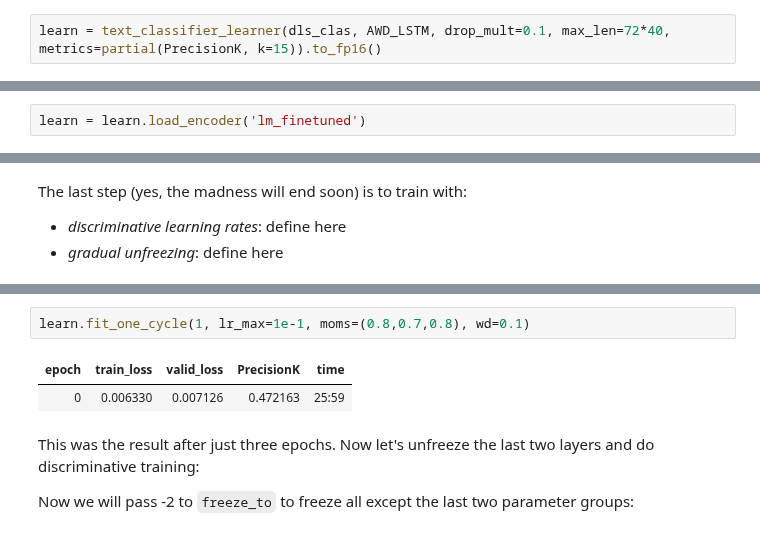
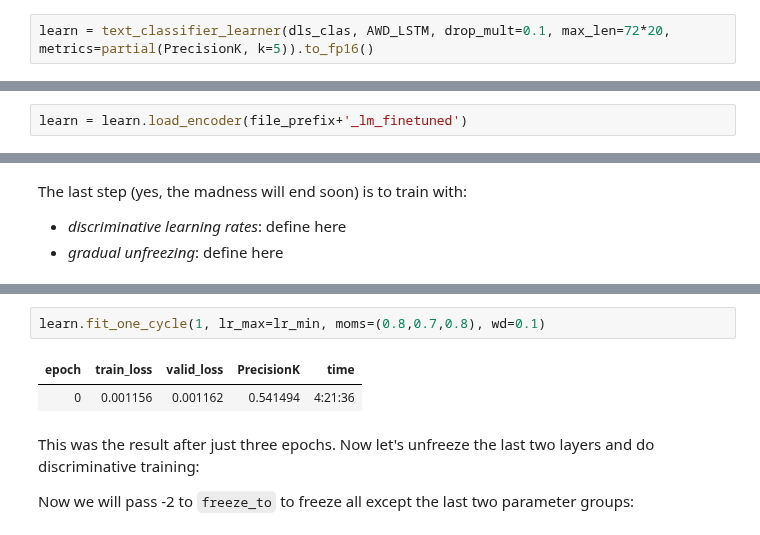
Before and after one commit to debjyotiSRoy/xcube_old, a Jupyter notebook: nbs/examples/amazoncat-13k/amazoncat-13k_full.ipynb, the cells around one changed output, grey strips where cells are left out. Saved outputs shown, nothing was run; the diff lists cells and outputs as text.

```diff
--- a/nbs/examples/amazoncat-13k/amazoncat-13k_full.ipynb
+++ b/nbs/examples/amazoncat-13k/amazoncat-13k_full.ipynb
@@ -515,5 +547,5 @@ dls_clas.show_batch(max_n=3)
 dls_clas = torch.load(dls_clas_path)
 # dls_clas = torch.load(dls_clas_sample_path)
 # %%
-learn = text_classifier_learner(dls_clas, AWD_LSTM, drop_mult=0.1, max_len=72*40, metrics=partial(PrecisionK, k=15)).to_fp16()
+learn = text_classifier_learner(dls_clas, AWD_LSTM, drop_mult=0.1, max_len=72*20, metrics=partial(PrecisionK, k=5)).to_fp16()
 # %%
@@ -530,5 +553,5 @@ LabelAttentionClassifier(
 # %%
-learn = learn.load_encoder('lm_finetuned')
+learn = learn.load_encoder(file_prefix+'_lm_finetuned')
 # %% [markdown]
 ## Fine-Tuning the Classifier
 # %% [markdown]
@@ -541,8 +571,8 @@ lr_min, lr_steep, lr_valley, lr_slide
 # %%
-learn.fit_one_cycle(1, lr_max=1e-1, moms=(0.8,0.7,0.8), wd=0.1)
+learn.fit_one_cycle(1, lr_max=lr_min, moms=(0.8,0.7,0.8), wd=0.1)
 # %% [output]
 | epoch | train_loss | valid_loss | PrecisionK | time |
-| 0 | 0.006330 | 0.007126 | 0.472163 | 25:59 |
+| 0 | 0.001156 | 0.001162 | 0.541494 | 4:21:36 |
 # %% [markdown]
 This was the result after just three epochs. Now let's unfreeze the last two layers and do discriminative training:
 
```
Also changed, not shown: parts of 42 cells of this notebook, 1 other file.
